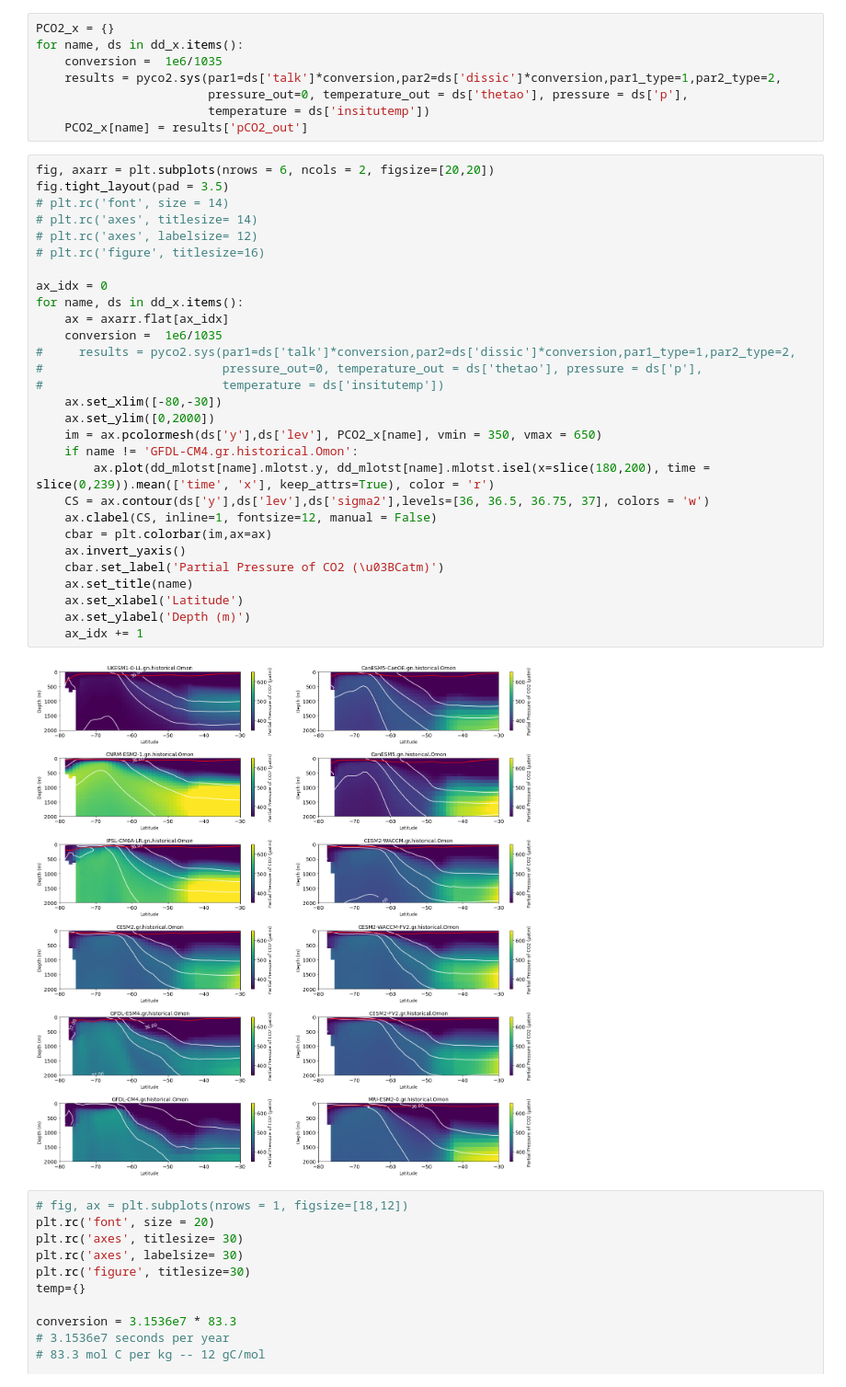
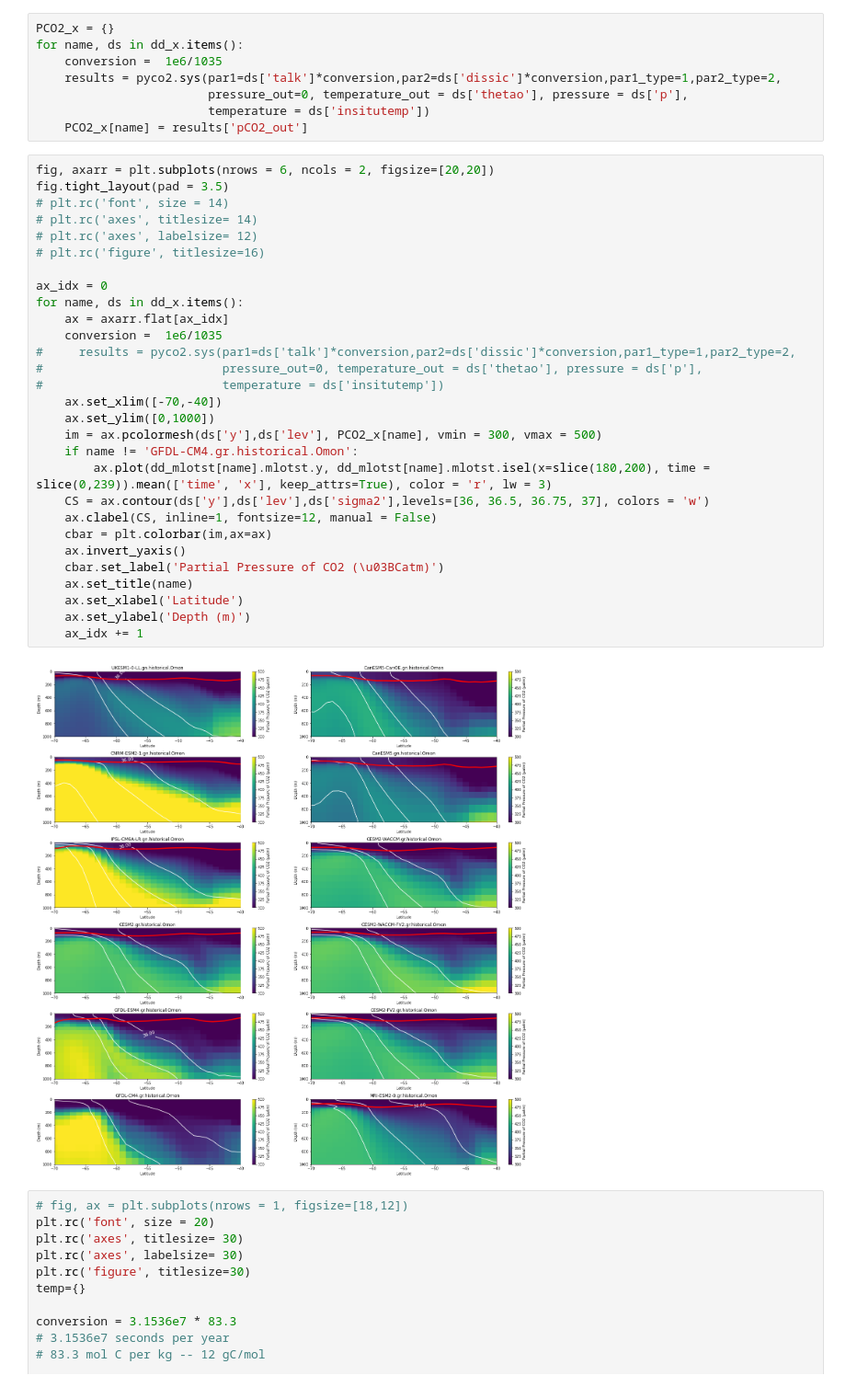
Before and after one commit to gmacgilchrist/seniorthesis, a Jupyter notebook: notebooks/mixedlayerdepth_mlotst.ipynb, the cells around one changed output. Shown at 92% size. Saved outputs shown, nothing was run; the diff lists cells and outputs as text.

```diff
--- a/notebooks/mixedlayerdepth_mlotst.ipynb
+++ b/notebooks/mixedlayerdepth_mlotst.ipynb
@@ -288,34 +288,34 @@ for name, ds in dd_x.items():
 # %%
 fig, axarr = plt.subplots(nrows = 6, ncols = 2, figsize=[20,20])
 fig.tight_layout(pad = 3.5)
 # plt.rc('font', size = 14)
 # plt.rc('axes', titlesize= 14)
 # plt.rc('axes', labelsize= 12)
 # plt.rc('figure', titlesize=16)
 
 ax_idx = 0
 for name, ds in dd_x.items():
     ax = axarr.flat[ax_idx]
     conversion =  1e6/1035
 #     results = pyco2.sys(par1=ds['talk']*conversion,par2=ds['dissic']*conversion,par1_type=1,par2_type=2,
 #                         pressure_out=0, temperature_out = ds['thetao'], pressure = ds['p'],
 #                         temperature = ds['insitutemp'])
-    ax.set_xlim([-80,-30])
-    ax.set_ylim([0,2000])
-    im = ax.pcolormesh(ds['y'],ds['lev'], PCO2_x[name], vmin = 350, vmax = 650)
+    ax.set_xlim([-70,-40])
+    ax.set_ylim([0,1000])
+    im = ax.pcolormesh(ds['y'],ds['lev'], PCO2_x[name], vmin = 300, vmax = 500)
     if name != 'GFDL-CM4.gr.historical.Omon':
-        ax.plot(dd_mlotst[name].mlotst.y, dd_mlotst[name].mlotst.isel(x=slice(180,200), time = slice(0,239)).mean(['time', 'x'], keep_attrs=True), color = 'r')
+        ax.plot(dd_mlotst[name].mlotst.y, dd_mlotst[name].mlotst.isel(x=slice(180,200), time = slice(0,239)).mean(['time', 'x'], keep_attrs=True), color = 'r', lw = 3)
     CS = ax.contour(ds['y'],ds['lev'],ds['sigma2'],levels=[36, 36.5, 36.75, 37], colors = 'w')
     ax.clabel(CS, inline=1, fontsize=12, manual = False)
     cbar = plt.colorbar(im,ax=ax)
     ax.invert_yaxis()
     cbar.set_label('Partial Pressure of CO2 (\u03BCatm)')
     ax.set_title(name)
     ax.set_xlabel('Latitude')
     ax.set_ylabel('Depth (m)')
     ax_idx += 1
 # %% [output]
-[figure, old version]
+[figure, new version]
 # %%
 # fig, ax = plt.subplots(nrows = 1, figsize=[18,12])
 plt.rc('font', size = 20)
```
Also changed, not shown: parts of 7 cells of this notebook.
